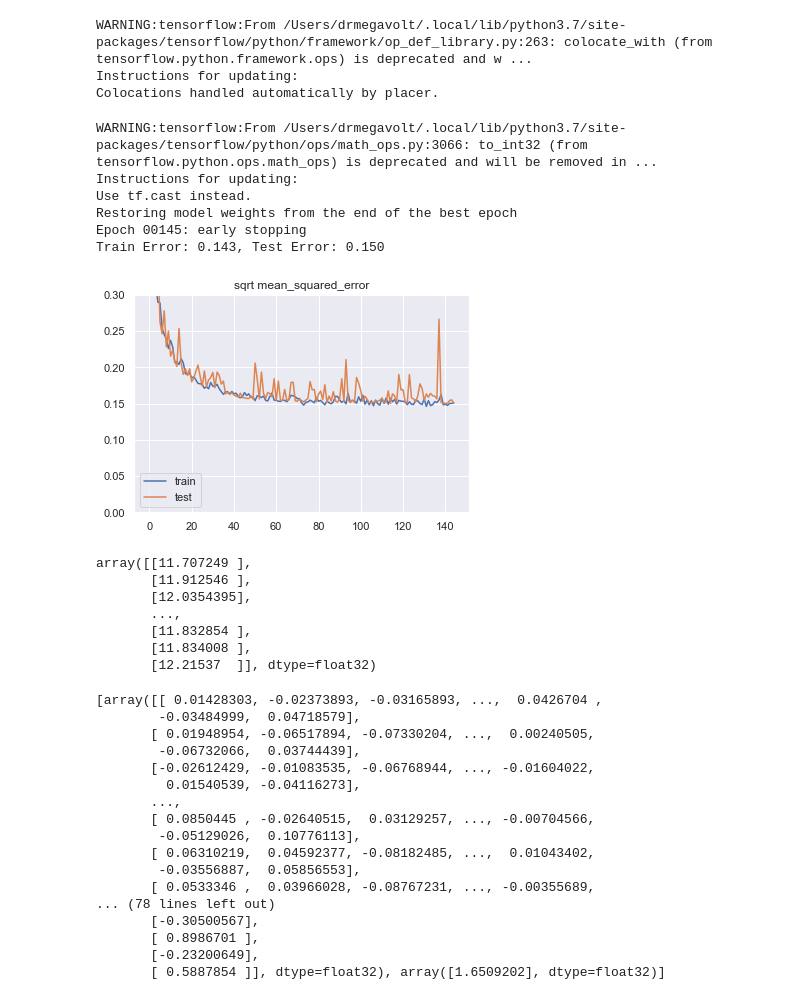
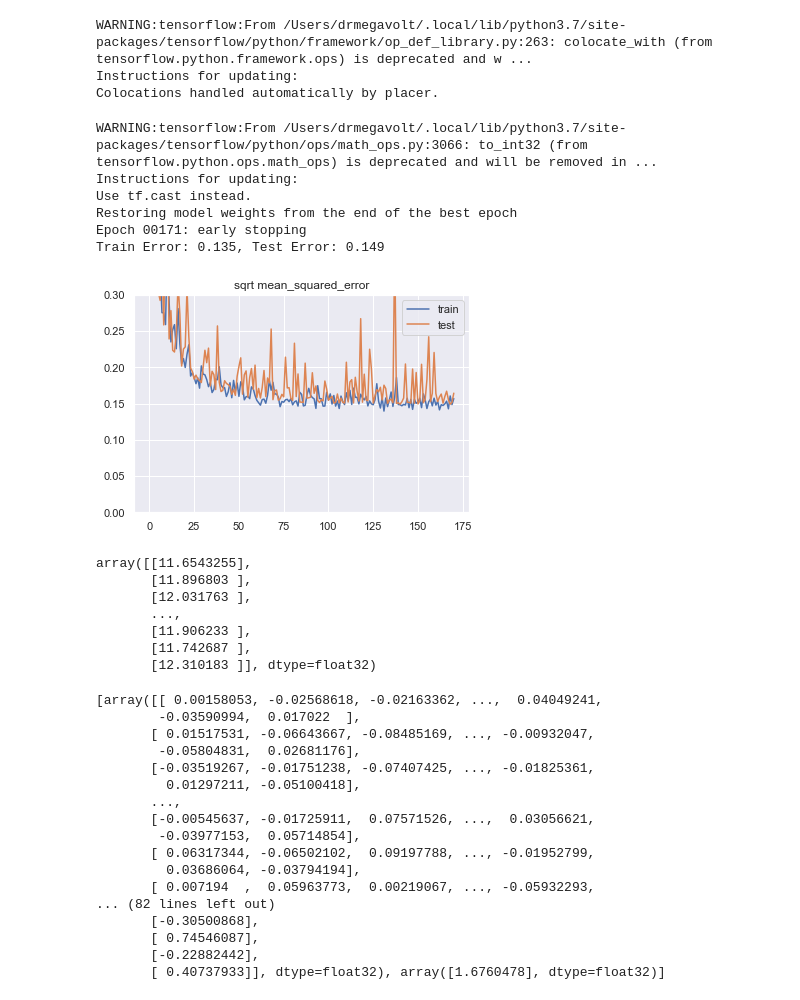
Before and after one commit to DrMegavolt/kaggle_house_iowa, a Jupyter notebook: TF_model.ipynb, the cells around one changed output. Cells and saved outputs as stored; diff of their text form; code cells hidden in the pictures.

Commit message:
Garagecars and saletype

```diff
--- a/TF_model.ipynb
+++ b/TF_model.ipynb
@@ -42,13 +43,14 @@ bath_columns = ['FullBath','HalfBath','BsmtHalfBath', 'BsmtFullBath']
 bath_pipeline = Pipeline([
     ('SelectBathColumns',  ColumnSelector(columns=bath_columns)),
     ('fillNaAsZero', FillNA(columns=bath_columns, fill_value=0)),
-    ('combine', ApplyTransformer(fn=total_bath, name='Bath'))
+    ('combine', ApplyTransformer(fn=total_bath, name='Bath')),
+  #  ('drop',DropColumns(columns=bath_columns))
 ])
 
 
 important_columns = [
     'GrLivArea', 'YearBuilt', 'OverallQual','MSSubClass',
-    'Neighborhood', 'SaleType'
+    'Neighborhood', 'SaleType', 'BldgType','LotFrontage','GarageCars'
 ]
 # No improovement
 # 'BldgType'
@@ -58,7 +60,7 @@ cs = ColumnSelector(columns=important_columns)
 scdt = DummiesTransformer(column='MSSubClass', keys=[ 20,  30,  40,  45,  50,  60,  70,  75,  80,  85,  90, 120, 150, 160, 180, 190])
 oqdt = DummiesTransformer(column='OverallQual', keys=range(1,11))
 neigbTrans = DummiesTransformer(column='Neighborhood', keys=["Blmngtn", "Blueste", "BrDale", "BrkSide", "ClearCr", "CollgCr", "Crawfor", "Edwards", "Gilbert", "IDOTRR", "MeadowV", "Mitchel", "Names", "NoRidge", "NPkVill", "NridgHt", "NWAmes", "OldTown", "SWISU", "Sawyer", "SawyerW", "Somerst", "StoneBr", "Timber", "Veenker"])
-bdTypeTrans= DummiesTransformer(column='BldgType', keys=['1Fam', '2FmCon', 'Duplex', 'TwnhsE', 'TwnhsI'])
+bdTypeTrans= DummiesTransformer(column='BldgType', keys=['1Fam' ,'TwnhsE', 'Twnhs', 'Duplex', '2fmCon'])
 saleTypeTrans= DummiesTransformer(column='SaleType', keys=["WD","CWD","VWD","New","COD","Con","ConLw","ConLI","ConLD","Oth"])
 
 core_pipeline = Pipeline(
@@ -66,7 +68,11 @@ core_pipeline = Pipeline(
      ('DummiesMSSubClass', scdt),
      ('OverallQual', oqdt),
      ('DummiesNeighborhood', neigbTrans),
-     ('DummiesSaleType', saleTypeTrans) #('DummiesBldgType',bdTypeTrans)
+     ('DummiesSaleType', saleTypeTrans),
+     ('DummiesBldgType',bdTypeTrans),
+     ('fillNaAsZero', FillNA(columns=['LotFrontage','GarageCars'], fill_value=0)),
+     ('LogLotFrontage', ApplyTransformer(fn=lambda x:np.log1p(x.LotFrontage), name='LotFrontage')),
+     ('LogGrLivArea', ApplyTransformer(fn=lambda x:np.log1p(x.GrLivArea), name='GrLivArea')),
     ])
 
 pp = PandasFeatureUnion([
@@ -92,8 +98,15 @@ See the caveats in the documentation: http://pandas.pydata.org/pandas-docs/stabl
   self.obj[item] = s
 # %%
 # define model
+# cc=keras.constraints.MinMaxNorm(min_value=0.0, max_value=2.0, rate=1, axis=0)
 model = Sequential()
-input_layer = Dense(50, input_dim=len(X_train.columns), activation='relu', kernel_initializer='normal')
+input_layer = Dense(50,
+#                     kernel_constraint=cc,
+#                     kernel_regularizer=keras.regularizers.l1_l2(l1=0.01, l2=0.01),
+#                     bias_regularizer=keras.regularizers.l1_l2(l1=0.01, l2=0.01),
+                    input_dim=len(X_train.columns),
+                    activation='relu',
+                    kernel_initializer='normal')
 model.add(input_layer)
 
 model.add(Dense(50, activation='relu', kernel_initializer='normal') )
@@ -110,29 +123,30 @@ Colocations handled automatically by placer.
 # %%
 
 trainX, testX, trainy, testy = train_test_split(X_train,
                                                     y_train,
                                                     test_size=0.2,
                                                     random_state=1)
 scaler = preprocessing.MinMaxScaler(feature_range=(0, 1))
 scaler.fit(trainX)
 trainX= scaler.transform(trainX)
 testX= scaler.transform(testX)
+testData = X_test
 X_test=scaler.transform(X_test)
 # fit model
-early_stop = keras.callbacks.EarlyStopping(monitor='val_loss', min_delta=0.00001, patience=30, verbose=1, mode='auto', baseline=None, restore_best_weights=True)
+early_stop = keras.callbacks.EarlyStopping(monitor='val_loss', min_delta=0.0001, patience=30, verbose=1, mode='auto', baseline=None, restore_best_weights=True)
 tb_callback =keras.callbacks.TensorBoard(log_dir='./logs', histogram_freq=0, batch_size=32, write_graph=True, write_grads=True, write_images=True, embeddings_freq=0, embeddings_layer_names=None, embeddings_metadata=None, embeddings_data=None, update_freq='epoch')
 history = model.fit(trainX, trainy, validation_data=(testX, testy),
                     epochs=3000, verbose=0, batch_size=32, callbacks=[early_stop, tb_callback])
 
 drawTFModel(history, model, trainX, trainy, testX, testy)
 # %% [output]
 WARNING:tensorflow:From /Users/drmegavolt/.local/lib/python3.7/site-packages/tensorflow/python/ops/math_ops.py:3066: to_int32 (from tensorflow.python.ops.math_ops) is deprecated and will be removed in ...
 Instructions for updating:
 Use tf.cast instead.
 Restoring model weights from the end of the best epoch
-Epoch 00145: early stopping
-Train Error: 0.143, Test Error: 0.150
+Epoch 00171: early stopping
+Train Error: 0.135, Test Error: 0.149
-[figure, old version]
+[figure, new version]
 # %%
 result = model.predict(X_test)
 dfR = pd.DataFrame(test_ids,columns=['Id'])
@@ -141,32 +155,32 @@ dfR.to_csv('predictions.csv',index = None, header=True)
 # %%
 result
 # %% [output]
-array([[11.707249 ],
-       [11.912546 ],
-       [12.0354395],
+array([[11.6543255],
+       [11.896803 ],
+       [12.031763 ],
        ...,
-       [11.832854 ],
-       [11.834008 ],
-       [12.21537  ]], dtype=float32)
+       [11.906233 ],
+       [11.742687 ],
+       [12.310183 ]], dtype=float32)
 # %%
 print(model.get_weights())
 # %% [output]
-[array([[ 0.01428303, -0.02373893, -0.03165893, ...,  0.0426704 ,
-        -0.03484999,  0.04718579],
-       [ 0.01948954, -0.06517894, -0.07330204, ...,  0.00240505,
-        -0.06732066,  0.03744439],
-       [-0.02612429, -0.01083535, -0.06768944, ..., -0.01604022,
-         0.01540539, -0.04116273],
+[array([[ 0.00158053, -0.02568618, -0.02163362, ...,  0.04049241,
+        -0.03590994,  0.017022  ],
+       [ 0.01517531, -0.06643667, -0.08485169, ..., -0.00932047,
+        -0.05804831,  0.02681176],
+       [-0.03519267, -0.01751238, -0.07407425, ..., -0.01825361,
+         0.01297211, -0.05100418],
        ...,
-       [ 0.0850445 , -0.02640515,  0.03129257, ..., -0.00704566,
-        -0.05129026,  0.10776113],
-       [ 0.06310219,  0.04592377, -0.08182485, ...,  0.01043402,
-        -0.03556887,  0.05856553],
-       [ 0.0533346 ,  0.03966028, -0.08767231, ..., -0.00355689,
-... (78 lines left out)
-       [-0.30500567],
-       [ 0.8986701 ],
-       [-0.23200649],
-       [ 0.5887854 ]], dtype=float32), array([1.6509202], dtype=float32)]
+       [-0.00545637, -0.01725911,  0.07571526, ...,  0.03056621,
+        -0.03977153,  0.05714854],
+       [ 0.06317344, -0.06502102,  0.09197788, ..., -0.01952799,
+         0.03686064, -0.03794194],
+       [ 0.007194  ,  0.05963773,  0.00219067, ..., -0.05932293,
+... (82 lines left out)
+       [-0.30500868],
+       [ 0.74546087],
+       [-0.22882442],
+       [ 0.40737933]], dtype=float32), array([1.6760478], dtype=float32)]
 # %%
 df=train
```
Also changed, not shown: parts of 6 cells of this notebook, 3 other files.
